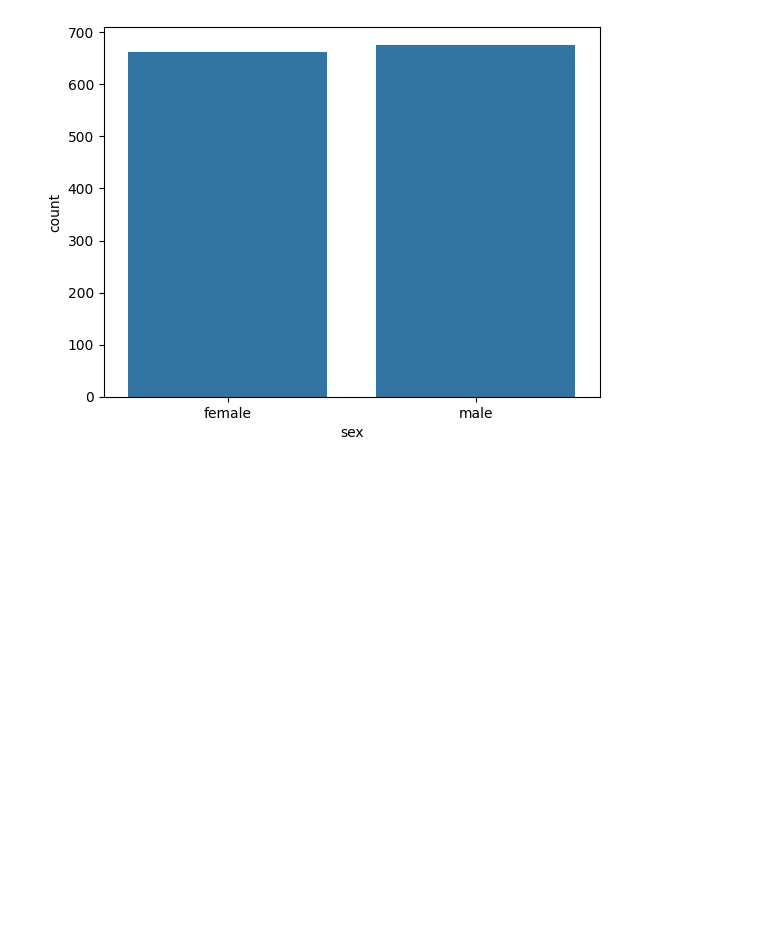
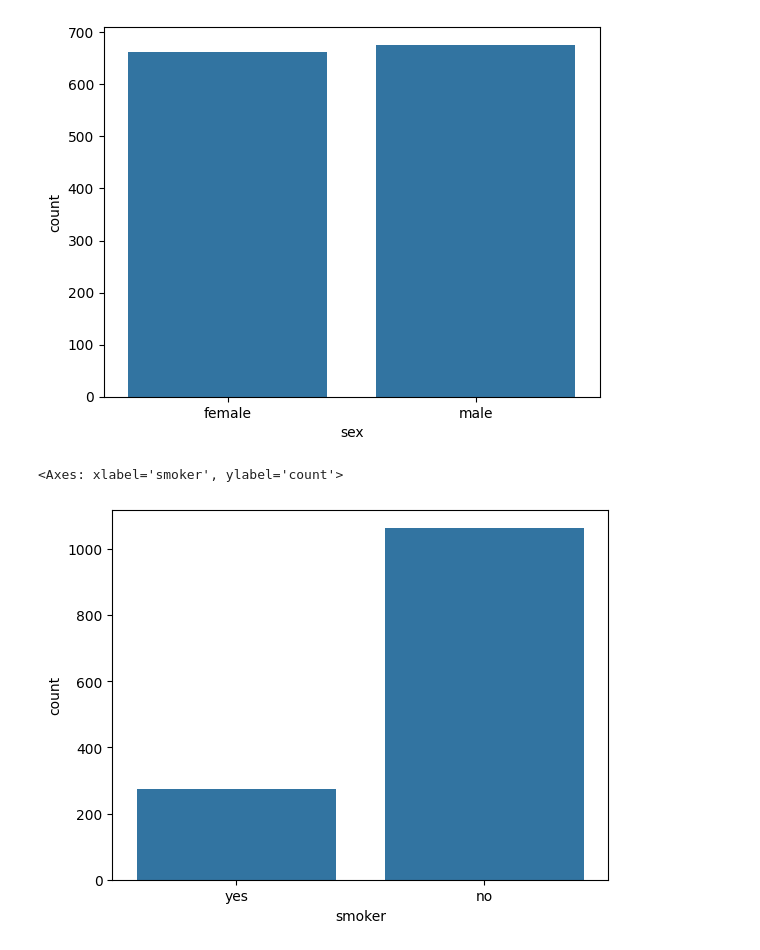
Before and after one commit to khokharkeyur/Machine-Learning-insurance-project, a Jupyter notebook: insurance.ipynb, the cells around one changed output. Cells and saved outputs as stored; diff of their text form; code cells hidden in the pictures; blank space fills up the shorter version.

```diff
--- a/insurance.ipynb
+++ b/insurance.ipynb
@@ -102,3 +102,8 @@ sns.countplot(x = df['sex'])
 # %% [output]
 <Axes: xlabel='sex', ylabel='count'>
 [figure]
+# %%
+sns.countplot(x = df['smoker'])
+# %% [output]
+<Axes: xlabel='smoker', ylabel='count'>
+[figure, added]
```
Also changed, not shown: parts of 23 cells of this notebook.
